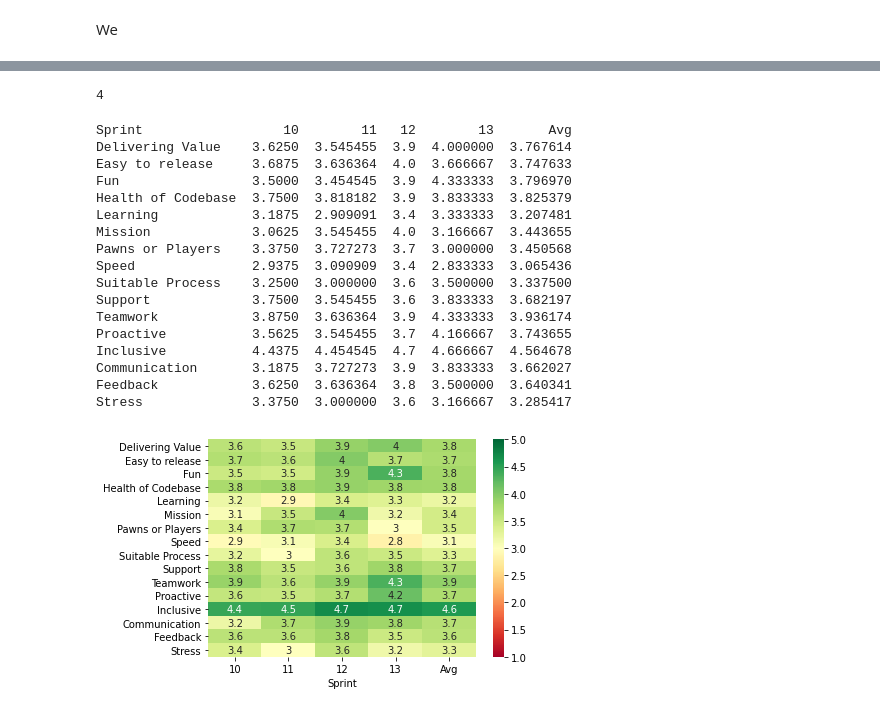
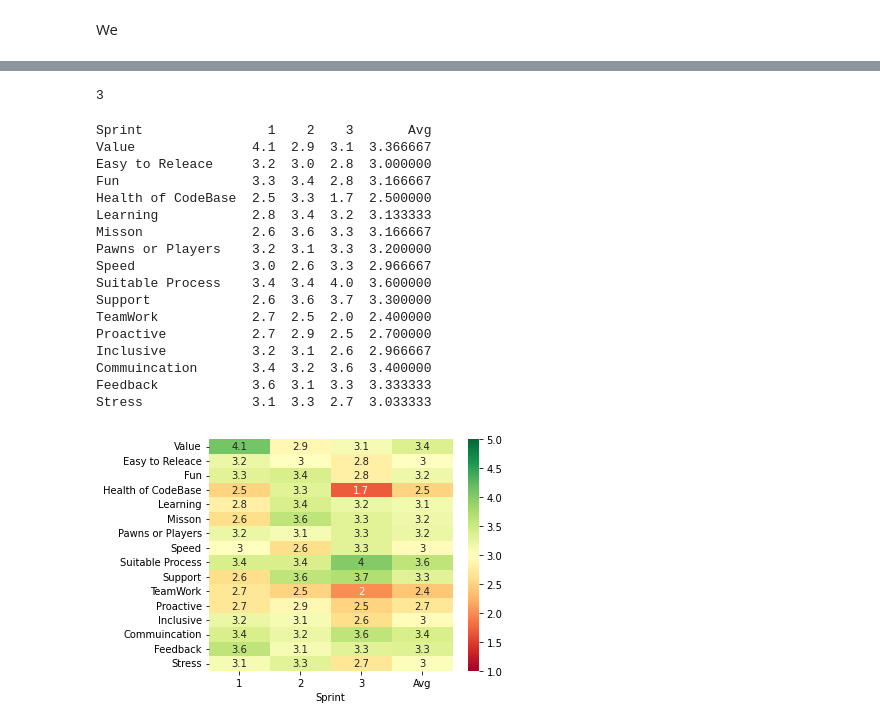
Before and after one commit to Samuel-Hoskin/Team-Health-Check, a Jupyter notebook: Heatmap.ipynb, the cells around one changed output, grey strips where cells are left out. Drawn from its saved outputs; the diff is of its cells as text; code cells hidden in the pictures.

```diff
--- a/Heatmap.ipynb
+++ b/Heatmap.ipynb
@@ -9,7 +9,7 @@ import matplotlib.pyplot as plt
 # %% [markdown]
 We now import the data from a CSV and avg it out by sprint.
 # %%
-data = pd.read_csv("data.csv")
+data = pd.read_csv("TestData.csv")
 sAvg = data.groupby("Sprint").mean()
 tsAvg = sAvg.T
 print(tsAvg)
@@ -40,31 +81,33 @@ xs = num.loc['Fun']
 xss = int(xs)
 print(xss)
 # %% [output]
-4
+3
 # %%
 x = tsAvg.mean(axis=1)
 y = tsAvg.insert(xss, "Avg", x)
 print(tsAvg)
 # %% [output]
-Sprint                  10        11   12        13       Avg
-Delivering Value    3.6250  3.545455  3.9  4.000000  3.767614
-Easy to release     3.6875  3.636364  4.0  3.666667  3.747633
-Fun                 3.5000  3.454545  3.9  4.333333  3.796970
-Health of Codebase  3.7500  3.818182  3.9  3.833333  3.825379
-Learning            3.1875  2.909091  3.4  3.333333  3.207481
-Mission             3.0625  3.545455  4.0  3.166667  3.443655
-Pawns or Players    3.3750  3.727273  3.7  3.000000  3.450568
-Speed               2.9375  3.090909  3.4  2.833333  3.065436
-Suitable Process    3.2500  3.000000  3.6  3.500000  3.337500
-Support             3.7500  3.545455  3.6  3.833333  3.682197
-Teamwork            3.8750  3.636364  3.9  4.333333  3.936174
-Proactive           3.5625  3.545455  3.7  4.166667  3.743655
-Inclusive           4.4375  4.454545  4.7  4.666667  4.564678
-Communication       3.1875  3.727273  3.9  3.833333  3.662027
-Feedback            3.6250  3.636364  3.8  3.500000  3.640341
-Stress              3.3750  3.000000  3.6  3.166667  3.285417
+Sprint                1    2    3       Avg
+Value               4.1  2.9  3.1  3.366667
+Easy to Releace     3.2  3.0  2.8  3.000000
+Fun                 3.3  3.4  2.8  3.166667
+Health of CodeBase  2.5  3.3  1.7  2.500000
+Learning            2.8  3.4  3.2  3.133333
+Misson              2.6  3.6  3.3  3.166667
+Pawns or Players    3.2  3.1  3.3  3.200000
+Speed               3.0  2.6  3.3  2.966667
+Suitable Process    3.4  3.4  4.0  3.600000
+Support             2.6  3.6  3.7  3.300000
+TeamWork            2.7  2.5  2.0  2.400000
+Proactive           2.7  2.9  2.5  2.700000
+Inclusive           3.2  3.1  2.6  2.966667
+Commuincation       3.4  3.2  3.6  3.400000
+Feedback            3.6  3.1  3.3  3.333333
+Stress              3.1  3.3  2.7  3.033333
 # %%
 sns.heatmap(tsAvg, annot=True, annot_kws={"size": 10}, cmap="RdYlGn", vmin=1, vmax=5)
+plt.tight_layout()
+plt.savefig('test.png', dpi=300)
 plt.savefig('test.svg', dpi=300)
 # %% [output]
-[figure, old version]
+[figure, new version]
```
Also changed, not shown: parts of 3 cells of this notebook, 3 other files.
